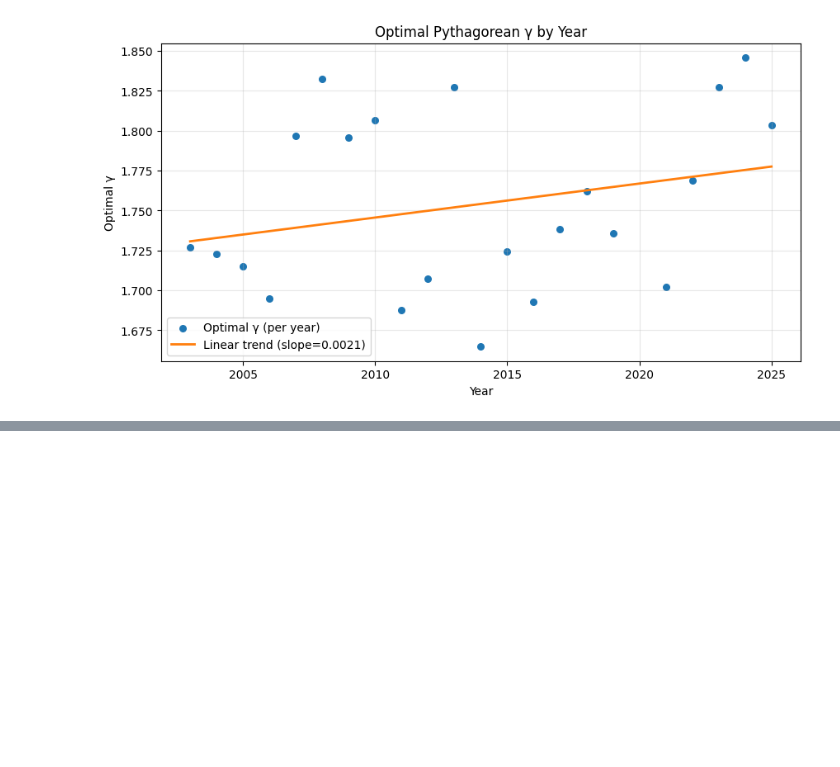
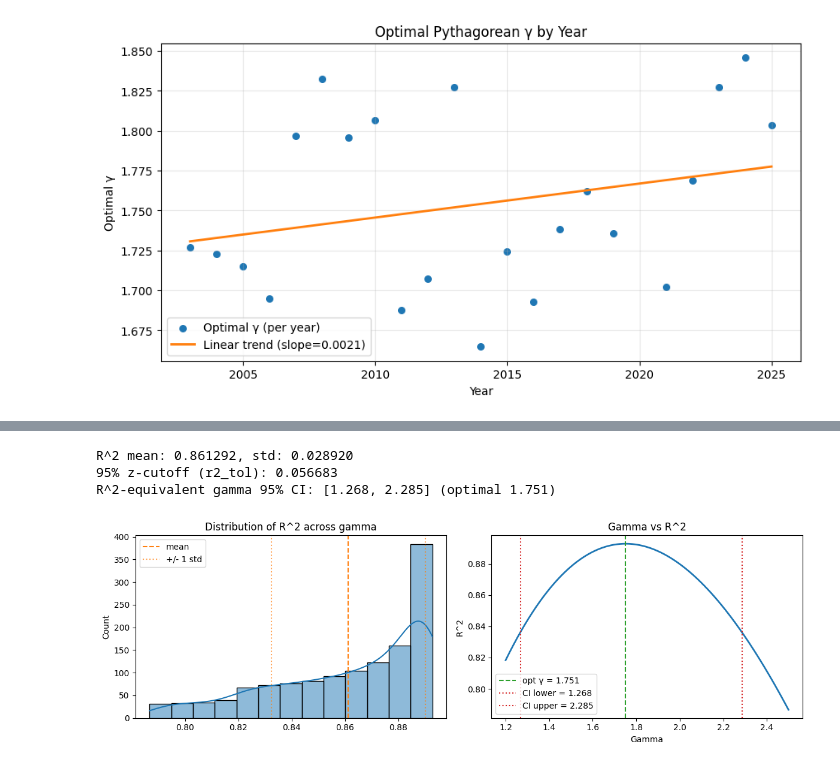
Before and after one commit to CodeMateo15/ncaaBaseballDraft-Predictor, a Jupyter notebook: CSV+Code Files/pythagorean_expectation/pyth_expectation_R2_all.ipynb, the cells around one changed output, grey strips where cells are left out. Drawn from its saved outputs; the diff is of its cells as text; code cells hidden in the pictures; blank space fills up the shorter version.

```diff
--- a/CSV+Code Files/pythagorean_expectation/pyth_expectation_R2_all.ipynb
+++ b/CSV+Code Files/pythagorean_expectation/pyth_expectation_R2_all.ipynb
@@ -346,0 +414,54 @@ example_df
+# %%
+import numpy as np
+import matplotlib.pyplot as plt
+import seaborn as sns
+from scipy.optimize import minimize_scalar
+
+# recompute grid & R^2
+gamma_grid = np.arange(1.2, 2.5, 0.001)
+r2_grid = np.array([r2_gamma(g, df['R'], df['RA'], df['WPCT']) for g in gamma_grid])
+
+mean_r2 = float(np.mean(r2_grid))
+std_r2 = float(np.std(r2_grid, ddof=0))
+print(f"R^2 mean: {mean_r2:.6f}, std: {std_r2:.6f}")
+
+# find global optimum
+opt = minimize_scalar(lambda g: -r2_gamma(g, df['R'], df['RA'], df['WPCT']), bounds=(0.5,4), method='bounded')
+gamma_hat = opt.x
+r2_opt = r2_gamma(gamma_hat, df['R'], df['RA'], df['WPCT'])
+
+# 95% z-cutoff using empirical std
+r2_tol = 1.96 * std_r2
+mask = r2_grid >= (r2_opt - r2_tol)
+ci_lower = float(gamma_grid[mask].min())
+ci_upper = float(gamma_grid[mask].max())
+
+print(f"95% z-cutoff (r2_tol): {r2_tol:.6f}")
+print(f"R^2-equivalent gamma 95% CI: [{ci_lower:.3f}, {ci_upper:.3f}] (optimal {gamma_hat:.3f})")
+
+# plots: distribution of R^2 and gamma vs R^2 with CI
+fig, axes = plt.subplots(1, 2, figsize=(12,4))
+
+sns.histplot(r2_grid, kde=True, ax=axes[0], color='C0')
+axes[0].axvline(mean_r2, color='C1', ls='--', label='mean')
+axes[0].axvline(mean_r2+std_r2, color='C1', ls=':', alpha=0.7, label='+/- 1 std')
+axes[0].axvline(mean_r2-std_r2, color='C1', ls=':', alpha=0.7)
+axes[0].set_title('Distribution of R^2 across gamma')
+axes[0].legend()
+
+axes[1].plot(gamma_grid, r2_grid, lw=2, color='C0')
+axes[1].axvline(gamma_hat, color='C2', ls='--', label=f'opt γ = {gamma_hat:.3f}')
+axes[1].axvline(ci_lower, color='C3', ls=':', label=f'CI lower = {ci_lower:.3f}')
+axes[1].axvline(ci_upper, color='C3', ls=':', label=f'CI upper = {ci_upper:.3f}')
+axes[1].set_xlabel('Gamma')
+axes[1].set_ylabel('R^2')
+axes[1].set_title('Gamma vs R^2')
+axes[1].legend()
+
+plt.tight_layout()
+plt.show()
+# %% [output]
+R^2 mean: 0.861292, std: 0.028920
+95% z-cutoff (r2_tol): 0.056683
+R^2-equivalent gamma 95% CI: [1.268, 2.285] (optimal 1.751)
+[figure, added]
```
Also changed, not shown: parts of 3 cells of this notebook, 1 other file.
